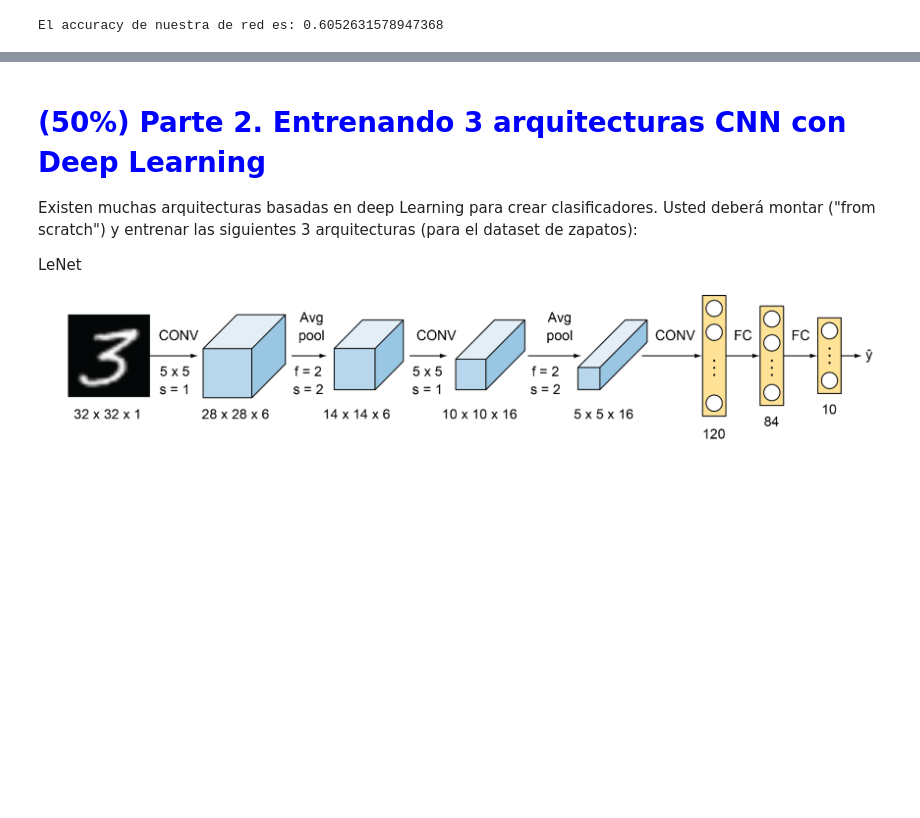
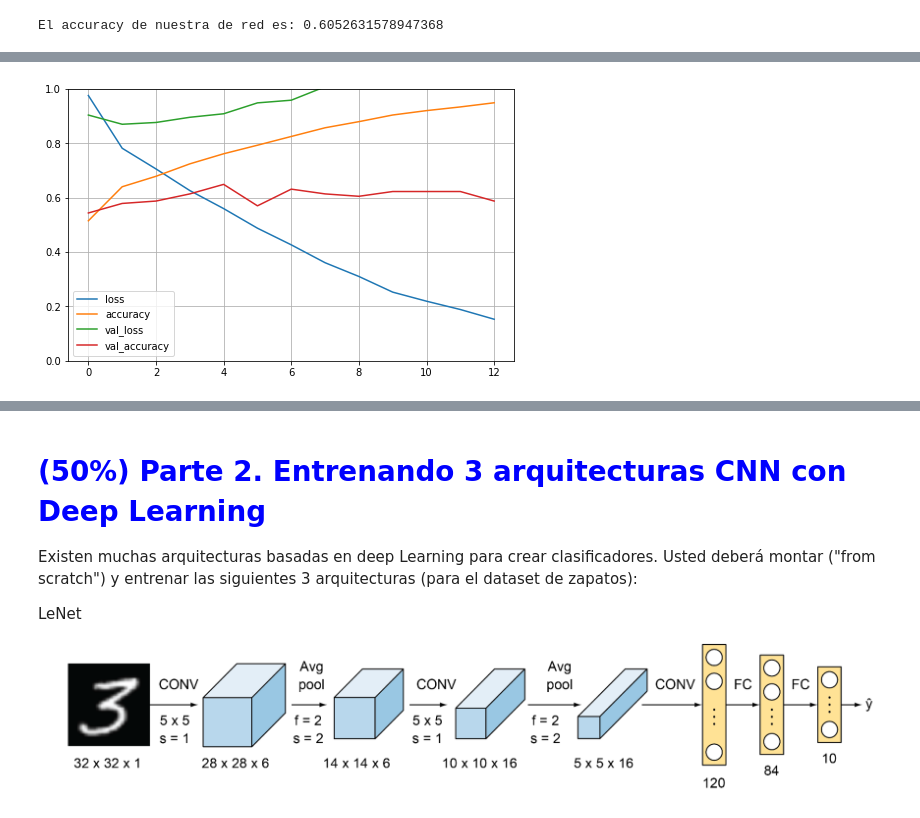
Before and after one commit to ElijahKz/ClasificadoresCl-sicos-vs-modernos, a Jupyter notebook: CVwDL_2022_3_Laboratorio1_SM.ipynb, the cells around one changed output, grey strips where cells are left out. Saved outputs shown, nothing was run; the diff lists cells and outputs as text; code cells hidden in the pictures; blank space fills up the shorter version.

```diff
--- a/CVwDL_2022_3_Laboratorio1_SM.ipynb
+++ b/CVwDL_2022_3_Laboratorio1_SM.ipynb
@@ -230,0 +658,8 @@ El accuracy de nuestra de red es: 0.6052631578947368
+# %%
+model = keras.models.Sequential()
+model.add(keras.layers.Flatten(input_shape=[150, ]))
+model.add(keras.layers.Dense(100,activation="relu"))
+model.add(keras.layers.Dense(100,activation="relu"))
+model.add(keras.layers.Dense(100,activation="relu"))
+
+model.add(keras.layers.Dense(3,activation="softmax"))
@@ -230,0 +688,13 @@ El accuracy de nuestra de red es: 0.6052631578947368
+# %%
+# After a model is created, call its compile() method to specify the less function and the optimizer to use
+model.compile(loss="categorical_crossentropy", optimizer="adam", metrics=["accuracy"])
+# %%
+from sklearn.preprocessing import OneHotEncoder
+# Setting sparse=False means OneHotEncode will return a numpy array, not a sparse matrix
+ohe = OneHotEncoder(sparse=False)
+ohe.fit_transform(y_train.reshape(5686,1))
+y_train_ohe = ohe.transform(y_train.reshape(5686,1))
+y_test_ohe = ohe.transform(y_test.reshape(114,1))
+# %%
+# Train the model
+history = model.fit(x_train, y_train_ohe, epochs=13, batch_size=95, validation_data=(x_test, y_test_ohe))
@@ -230,0 +719,9 @@ El accuracy de nuestra de red es: 0.6052631578947368
+# %%
+import pandas as pd
+import matplotlib.pyplot as plt
+pd.DataFrame(history.history).plot(figsize=(8,5))
+plt.grid(True)
+plt.gca().set_ylim(0,1)
+plt.show()
+# %% [output]
+[figure, added]
```
Also changed, not shown: parts of 49 cells of this notebook.
